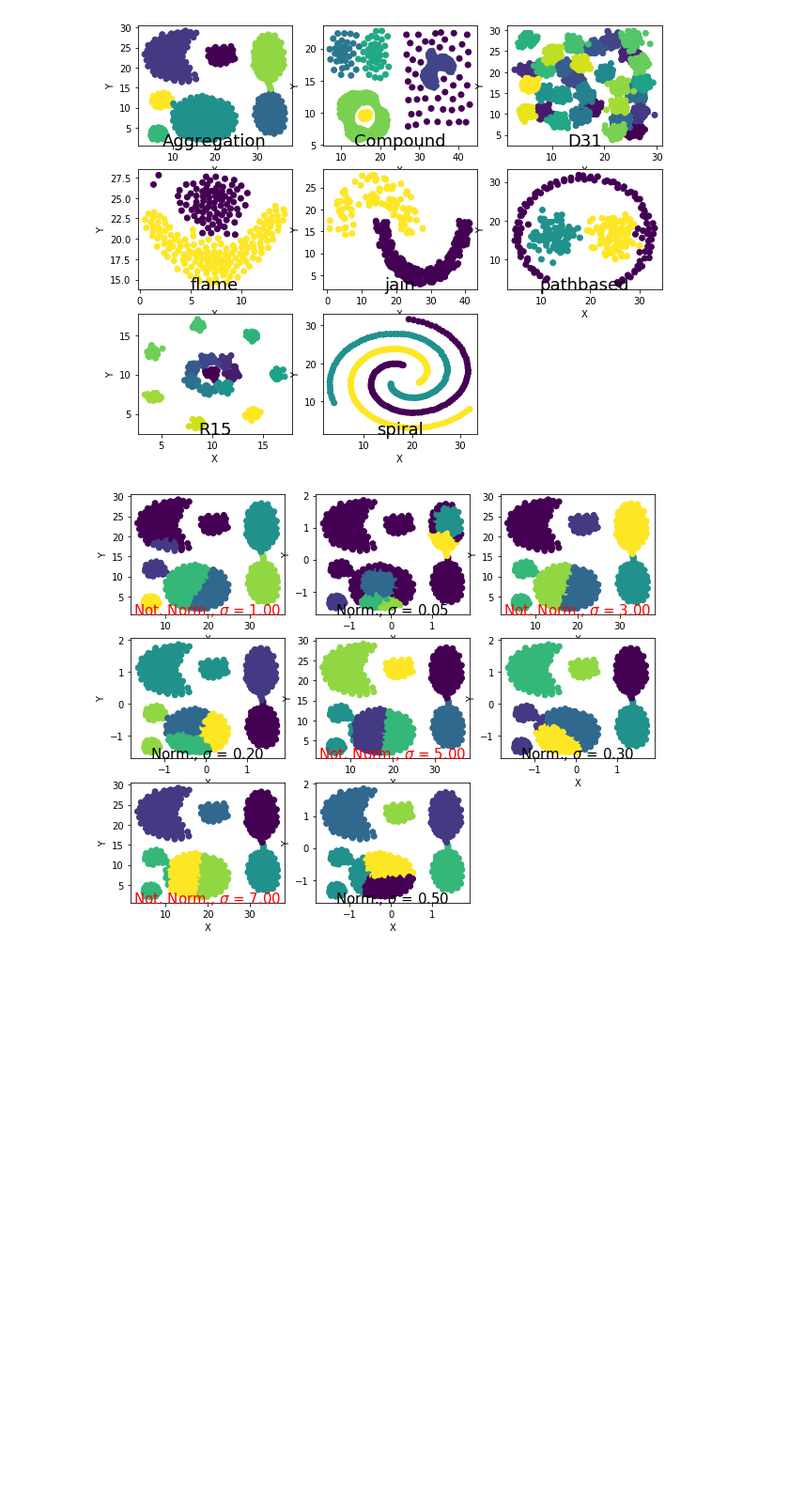
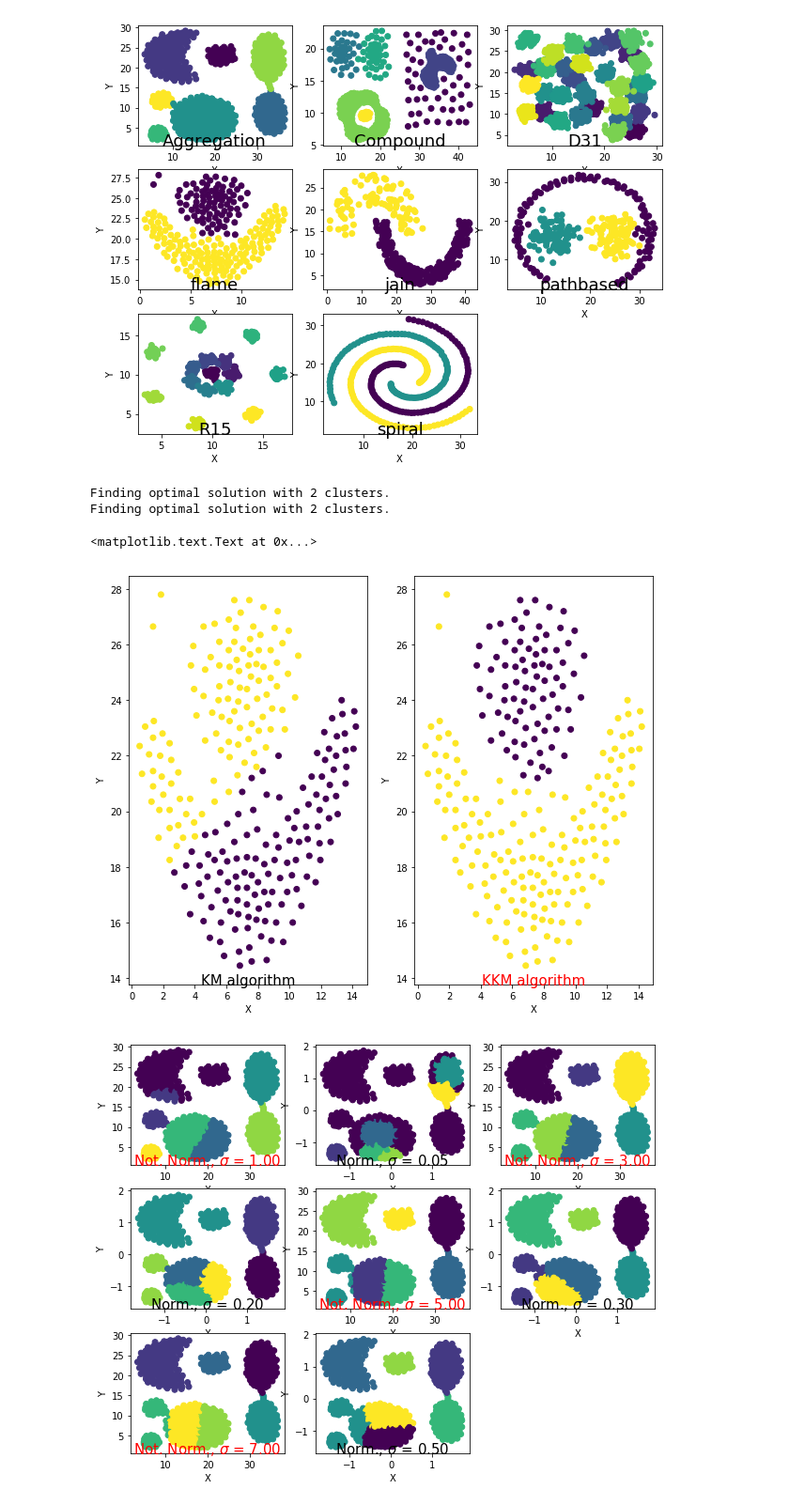
Before and after one commit to fcasola/Clustering-Algorithms, a Jupyter notebook: analysis/Demo_analysis_shape_set.ipynb, the cells around one changed output. Shown at 94% size. Drawn from its saved outputs; the diff is of its cells as text; code cells hidden in the pictures; blank space fills up the shorter version.

```diff
--- a/analysis/Demo_analysis_shape_set.ipynb
+++ b/analysis/Demo_analysis_shape_set.ipynb
@@ -87,5 +87,50 @@ for i in range(1, n_plots**2):
     plt.ylabel("Y")
 # %% [output]
 [figure]
+# %%
+#2b - We make a first comparison between the 2 simplest partitional algorithms: the KM and KKM one.
+#We remind the reader that KM is a standard k-means algorithm, and as such it is supposed to work effectively
+#only for linearly separable datasets (i.e. data that can be divided by an hyperplane).
+#To see what this implies and to make a first example of how the clustering package can be used, we run a simple
+#comparison between KM and KKM using the "flame" dataset. As one can see below, KM wants to linearly separate data
+#into two classes.
+
+#for this first test, we input how many clusters we expect
+n_clusters = 2
+
+#loading the flame set
+XX_flame = set_dataframes['flame'].as_matrix(columns=["X","Y"])
+
+#Initializing KM and KKM
+KM_means = cl.Cluster_class(algorithm="KM",n_clusters=n_clusters)
+KKM_means = cl.Cluster_class(algorithm="KKM",n_clusters=n_clusters,sigm_gauss=3)
+
+#Perform the fit
+KM_means.fit(XX_flame)
+KKM_means.fit(XX_flame)
+
+#plotting the result
+plt.figure(num=0,figsize=(10,8))
+#plot KM
+plt.subplot(1, 2, 1)
+ax = plt.scatter(XX_flame[:,0],XX_flame[:,1],c=KM_means.labels_[n_clusters])
+plt.xlabel("X")
+plt.ylabel("Y")
+loc_ax = np.array(plt.axis())
+plt.text(np.mean(loc_ax[:2]),loc_ax[2], 'KM algorithm',
+         color='black',fontsize=15, ha='center')
+#plot KKM
+plt.subplot(1, 2, 2)
+ax = plt.scatter(XX_flame[:,0],XX_flame[:,1],c=KKM_means.labels_[n_clusters])
+plt.xlabel("X")
+plt.ylabel("Y")
+loc_ax = np.array(plt.axis())
+plt.text(np.mean(loc_ax[:2]),loc_ax[2], 'KKM algorithm',
+         color='red',fontsize=15, ha='center')
+# %% [output]
+Finding optimal solution with 2 clusters.
+Finding optimal solution with 2 clusters.
+<matplotlib.text.Text at 0x...>
+[figure, added]
 # %%
 #3- running partitional algorithms and using evaluation metrics
```
Also changed, not shown: parts of 14 cells of this notebook, 4 other files.
